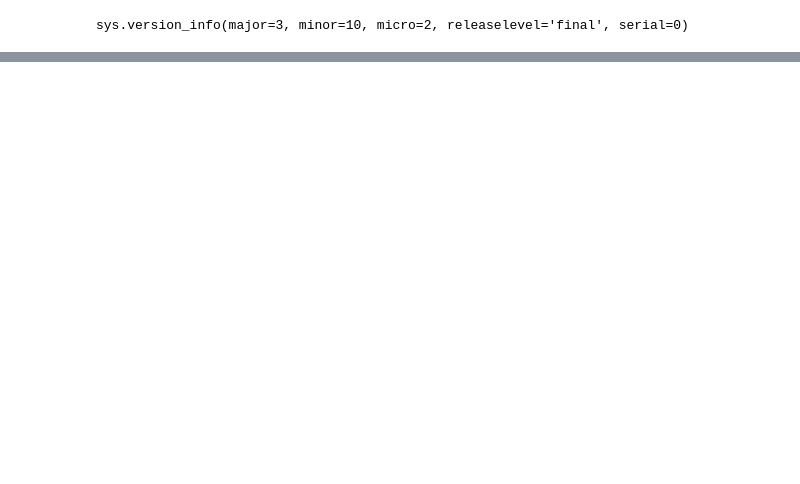
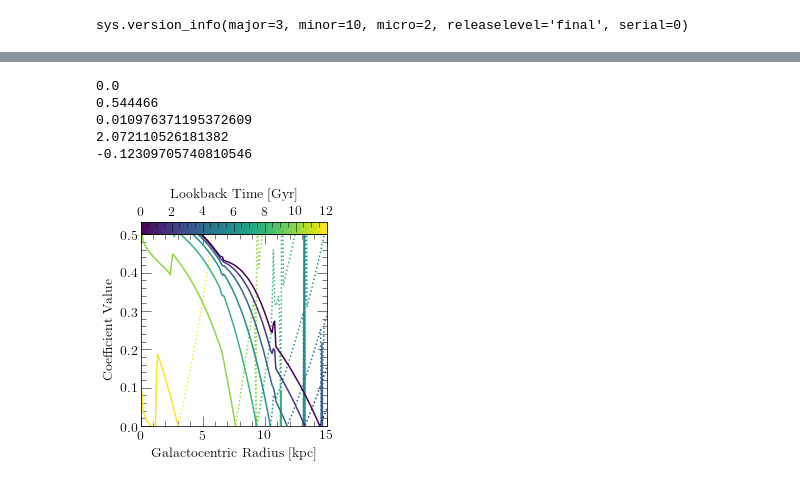
Before and after one commit to giganano/radial-flows, a Jupyter notebook: notebooks/mass-error.ipynb, the cells around one changed output, grey strips where cells are left out. Cells and saved outputs as stored; diff of their text form; code cells hidden in the pictures; blank space fills up the shorter version.

```diff
--- a/notebooks/mass-error.ipynb
+++ b/notebooks/mass-error.ipynb
@@ -140,0 +143,66 @@ plt.show()
+# %%
+LOOKBACKS = [0.01, 2, 4, 6, 8, 10, 12][::-1]
+COLORMAP = "viridis"
+
+fig = plt.figure(figsize = (3.5, 3.5))
+ax = fig.add_subplot(111)
+ax.set_xlabel(r"Galactocentric Radius [kpc]")
+ax.set_ylabel(r"Coefficient Value")
+ax.set_xlim([0, 15])
+ax.set_ylim([0, 0.5])
+
+norm = plt.Normalize(vmin = min(LOOKBACKS), vmax = max(LOOKBACKS))
+cmap = plt.cm.ScalarMappable(cmap = COLORMAP, norm = norm)
+cbar_ax = fig.add_axes([0.9, 0.1, 0.05, 0.6])
+cbar = plt.colorbar(cmap, cax = cbar_ax, orientation = "horizontal")
+cbar.set_label("Lookback Time [Gyr]", labelpad = 8)
+cbar.ax.xaxis.set_ticks_position("top")
+cbar.ax.xaxis.set_label_position("top")
+cbar.set_ticks([0, 2, 4, 6, 8, 10, 12])
+
+def plot_error(output, lookback, zone_width = 0.1, **kwargs):
+    radii, mu_gas, mu_o = mu(output, lookback, zone_width = zone_width)
+    diff = [abs(_ - lookback) for _ in output.zones["zone0"].history["lookback"]]
+    idx = diff.index(min(diff))
+    yvals = []
+    for i in range(len(radii) - 1):
+        zone = output.zones["zone%d" % (i)]
+        if zone.history["sfr"][idx]:
+            taustar = zone.history["mgas"][idx] / zone.history["sfr"][idx] * 1.e-9
+        else:
+            taustar = float("nan")
+        dlnmgdt = zone.history["mgas"][idx + 1] - zone.history["mgas"][idx]
+        dlnmgdt /= zone.history["mgas"][idx]
+        dlnmgdt /= zone.history["time"][idx + 1] - zone.history["time"][idx]
+        y = 1 + zone.history["eta_0"][idx] - zone.history["R_eff"][idx]
+        y -= mu_gas[i]
+        y -= taustar * dlnmgdt
+        yvals.append(y)
+        if lookback < 0.5 and i == 1:
+            print(zone.history["eta_0"][idx])
+            print(zone.history["R_eff"][idx])
+            print(mu_gas[i])
+            print(taustar)
+            print(dlnmgdt)
+    ax.plot(radii[:-1], yvals, linestyle = "-", **kwargs)
+    ax.plot(radii[:-1], [-y for y in yvals], linestyle = ":", **kwargs)
+
+for i in range(len(LOOKBACKS)):
+    kwargs = {"c": cmap.to_rgba(LOOKBACKS[i])}
+    plot_error(output, LOOKBACKS[i], zone_width = 1, **kwargs)
+
+plt.tight_layout()
+cbar_ax.set_position([
+    ax.get_position().x0,
+    ax.get_position().y1,
+    ax.get_position().x1 - ax.get_position().x0,
+    0.05
+])
+plt.show()
+# %% [output]
+0.0
+0.544466
+0.010976371195372609
+2.072110526181382
+-0.12309705740810546
+[figure, added]
```
Also changed, not shown: parts of 4 cells of this notebook, 6 other files.
